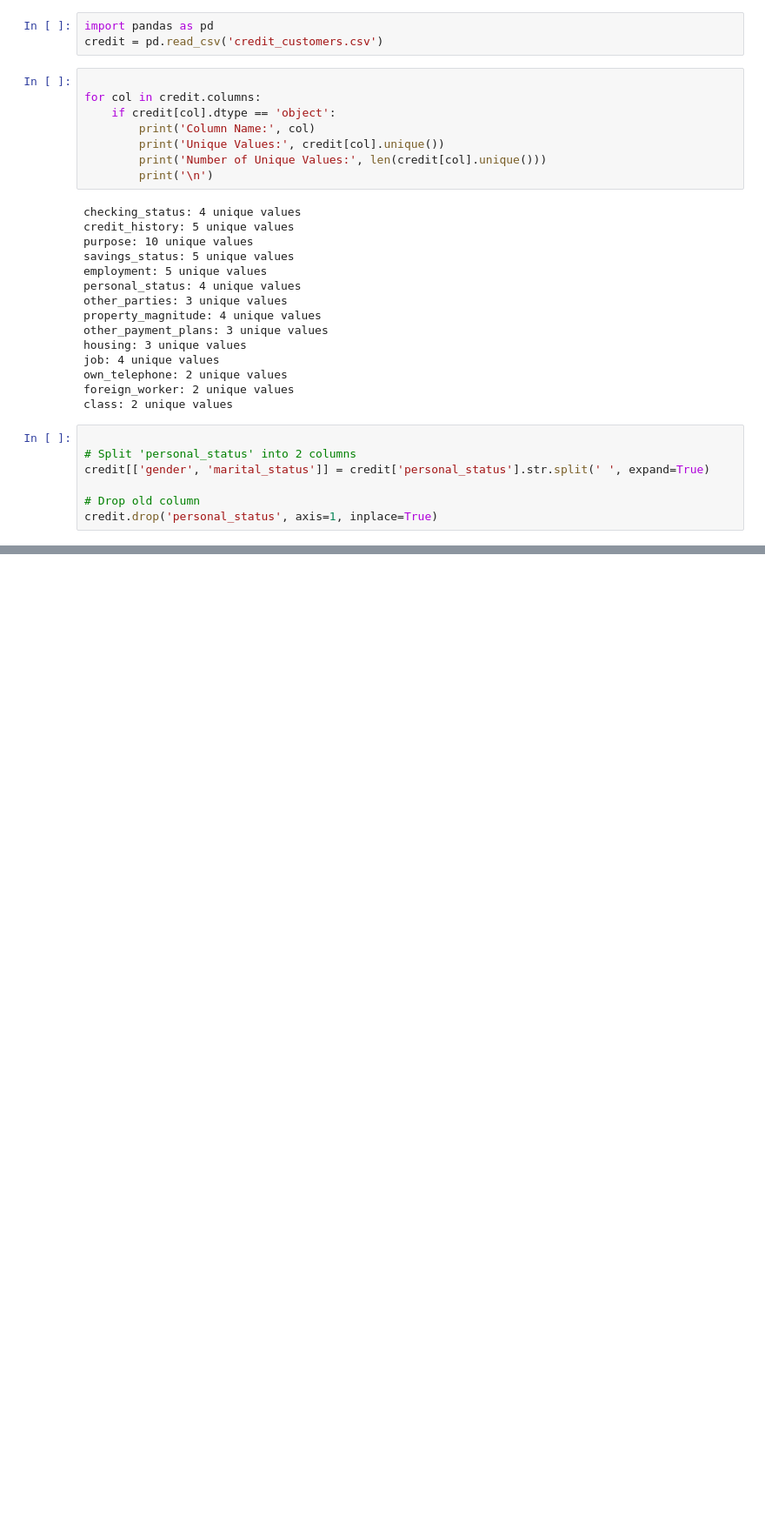
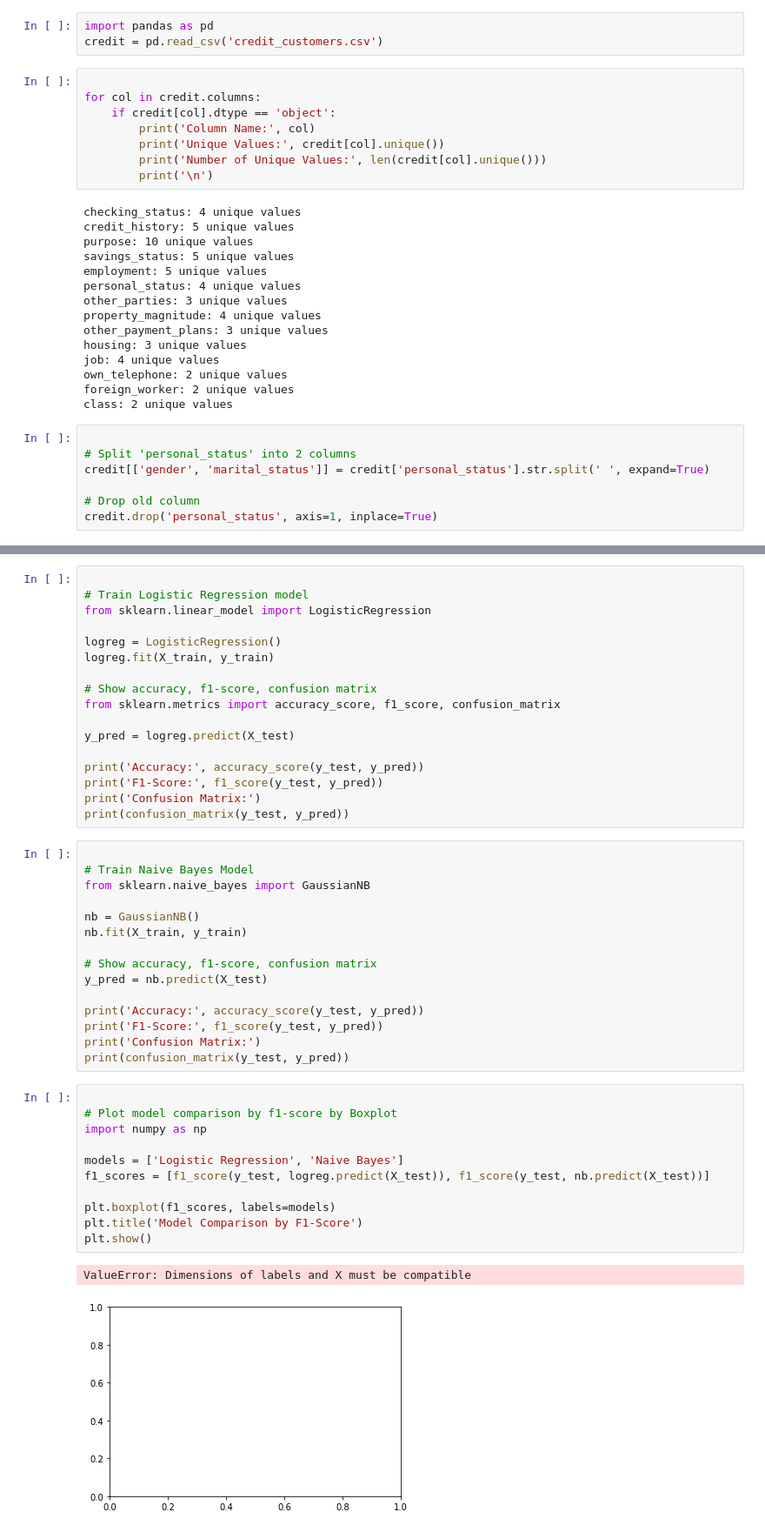
Before and after one commit to vanduc103/chatDS, a Jupyter notebook: credit_code.ipynb, the cells around one changed output, grey strips where cells are left out. Shown at 87% size. Drawn from its saved outputs; the diff is of its cells as text; blank space fills up the shorter version.

```diff
--- a/credit_code.ipynb
+++ b/credit_code.ipynb
@@ -33,0 +123,46 @@ credit.drop('personal_status', axis=1, inplace=True)
+# %%
+
+# Train Logistic Regression model
+from sklearn.linear_model import LogisticRegression
+
+logreg = LogisticRegression()
+logreg.fit(X_train, y_train)
+
+# Show accuracy, f1-score, confusion matrix
+from sklearn.metrics import accuracy_score, f1_score, confusion_matrix
+
+y_pred = logreg.predict(X_test)
+
+print('Accuracy:', accuracy_score(y_test, y_pred))
+print('F1-Score:', f1_score(y_test, y_pred))
+print('Confusion Matrix:')
+print(confusion_matrix(y_test, y_pred))
+# %%
+
+# Train Naive Bayes Model
+from sklearn.naive_bayes import GaussianNB
+
+nb = GaussianNB()
+nb.fit(X_train, y_train)
+
+# Show accuracy, f1-score, confusion matrix
+y_pred = nb.predict(X_test)
+
+print('Accuracy:', accuracy_score(y_test, y_pred))
+print('F1-Score:', f1_score(y_test, y_pred))
+print('Confusion Matrix:')
+print(confusion_matrix(y_test, y_pred))
+# %%
+
+# Plot model comparison by f1-score by Boxplot
+import numpy as np
+
+models = ['Logistic Regression', 'Naive Bayes']
+f1_scores = [f1_score(y_test, logreg.predict(X_test)), f1_score(y_test, nb.predict(X_test))]
+
+plt.boxplot(f1_scores, labels=models)
+plt.title('Model Comparison by F1-Score')
+plt.show()
+# %% [output]
+ValueError: Dimensions of labels and X must be compatible
+[figure, added]
```
Also changed, not shown: parts of 7 cells of this notebook, 3 other files.
